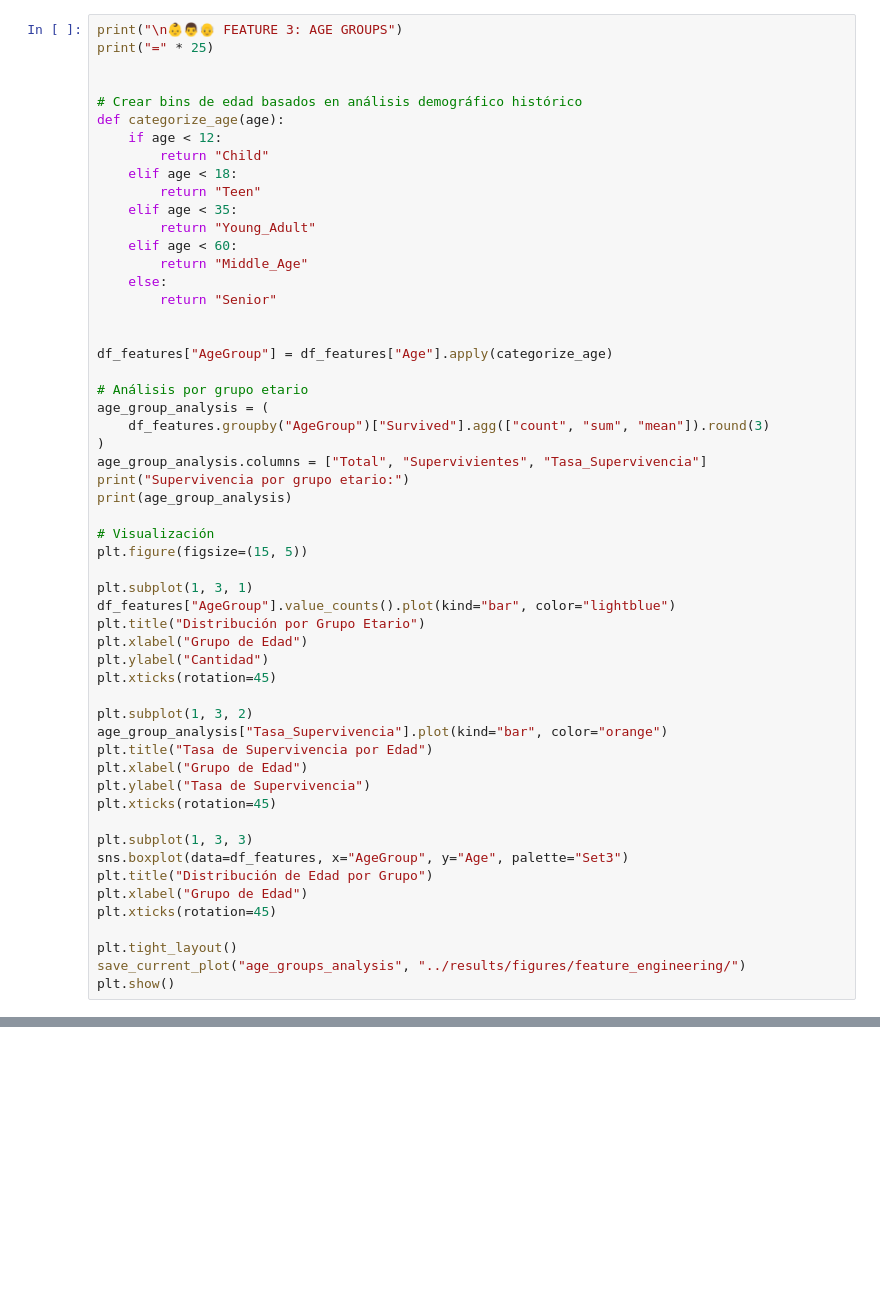
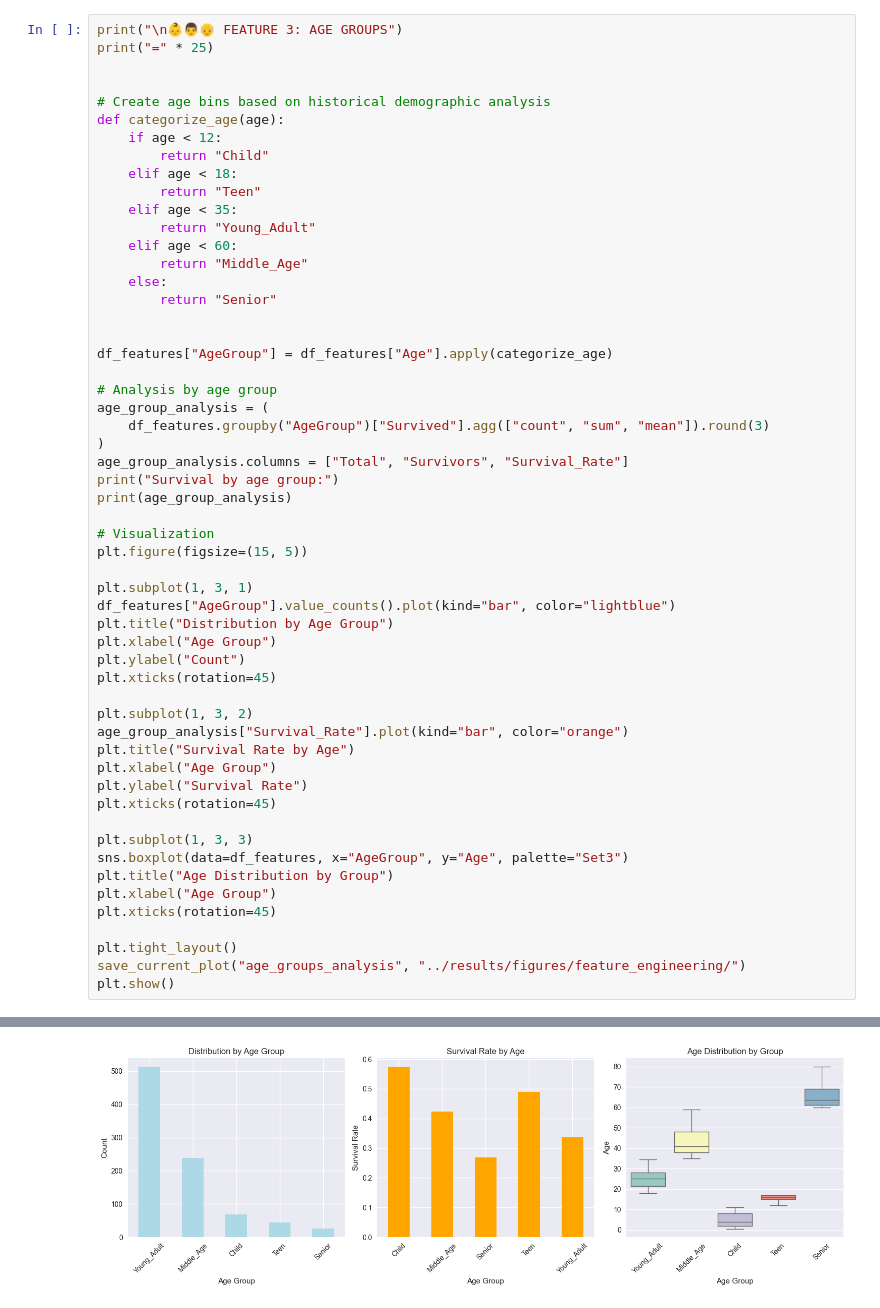
Before and after one commit to YahwthaniMG/SG1_Team3_ML, a Jupyter notebook: notebooks/03_feature_engineering.ipynb, the cells around one changed output, grey strips where cells are left out. Cells and saved outputs as stored; diff of their text form; blank space fills up the shorter version.

```diff
--- a/notebooks/03_feature_engineering.ipynb
+++ b/notebooks/03_feature_engineering.ipynb
@@ -163,7 +222,7 @@ print("\n👶👨👴 FEATURE 3: AGE GROUPS")
 print("=" * 25)
 
 
-# Crear bins de edad basados en análisis demográfico histórico
+# Create age bins based on historical demographic analysis
 def categorize_age(age):
     if age < 12:
         return "Child"
@@ -179,37 +238,38 @@ def categorize_age(age):
 
 df_features["AgeGroup"] = df_features["Age"].apply(categorize_age)
 
-# Análisis por grupo etario
+# Analysis by age group
 age_group_analysis = (
     df_features.groupby("AgeGroup")["Survived"].agg(["count", "sum", "mean"]).round(3)
 )
-age_group_analysis.columns = ["Total", "Supervivientes", "Tasa_Supervivencia"]
-print("Supervivencia por grupo etario:")
+age_group_analysis.columns = ["Total", "Survivors", "Survival_Rate"]
+print("Survival by age group:")
 print(age_group_analysis)
 
-# Visualización
+# Visualization
 plt.figure(figsize=(15, 5))
 
 plt.subplot(1, 3, 1)
 df_features["AgeGroup"].value_counts().plot(kind="bar", color="lightblue")
-plt.title("Distribución por Grupo Etario")
-plt.xlabel("Grupo de Edad")
-plt.ylabel("Cantidad")
+plt.title("Distribution by Age Group")
+plt.xlabel("Age Group")
+plt.ylabel("Count")
 plt.xticks(rotation=45)
 
 plt.subplot(1, 3, 2)
-age_group_analysis["Tasa_Supervivencia"].plot(kind="bar", color="orange")
-plt.title("Tasa de Supervivencia por Edad")
-plt.xlabel("Grupo de Edad")
-plt.ylabel("Tasa de Supervivencia")
+age_group_analysis["Survival_Rate"].plot(kind="bar", color="orange")
+plt.title("Survival Rate by Age")
+plt.xlabel("Age Group")
+plt.ylabel("Survival Rate")
 plt.xticks(rotation=45)
 
 plt.subplot(1, 3, 3)
 sns.boxplot(data=df_features, x="AgeGroup", y="Age", palette="Set3")
-plt.title("Distribución de Edad por Grupo")
-plt.xlabel("Grupo de Edad")
+plt.title("Age Distribution by Group")
+plt.xlabel("Age Group")
 plt.xticks(rotation=45)
 
 plt.tight_layout()
 save_current_plot("age_groups_analysis", "../results/figures/feature_engineering/")
 plt.show()
+# %% [output]
@@ -216 +287,2 @@ plt.show()
+[figure, added]
 # %% [markdown]
```
Also changed, not shown: parts of 40 cells of this notebook, 7 other files.
